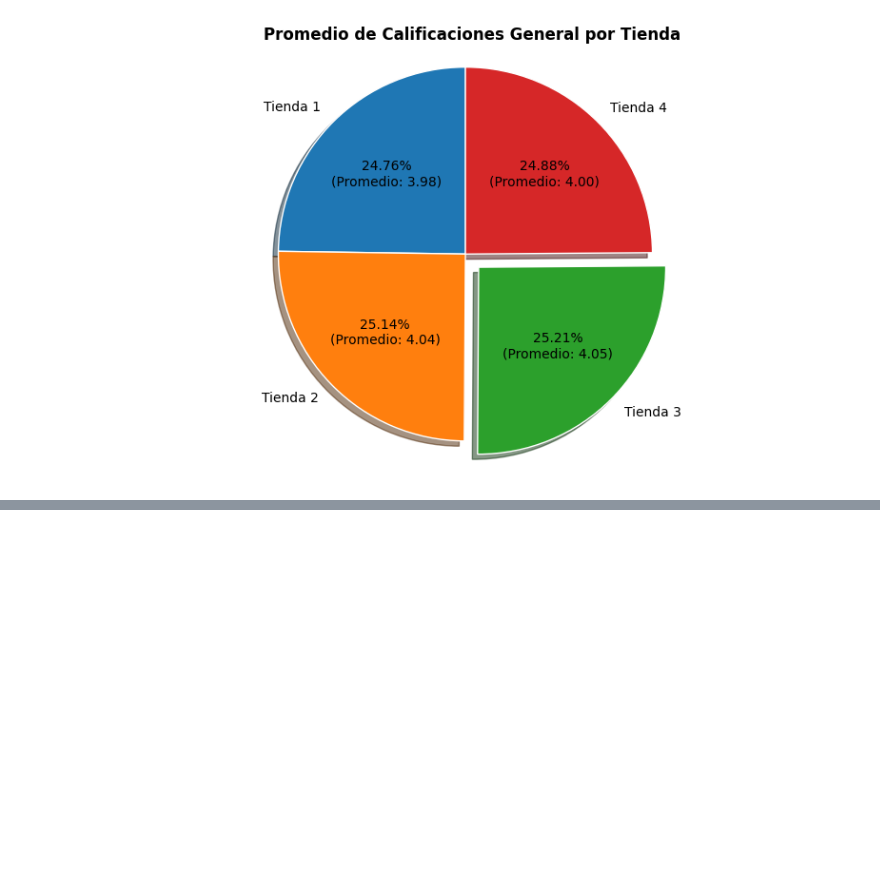
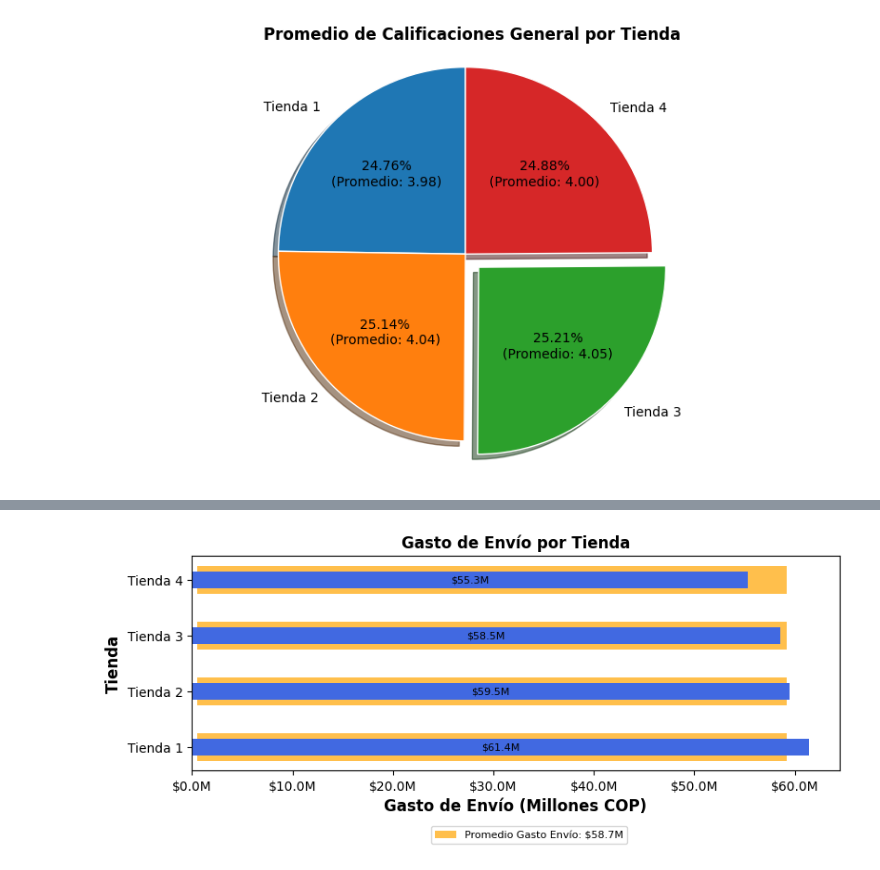
Before and after one commit to RafaelRomeroTechDev/Challeger_Amigo_Secreto, a Jupyter notebook: Challenge_Alura_Store_Rafael_Romero.ipynb, the cells around one changed output, grey strips where cells are left out. Saved outputs shown, nothing was run; the diff lists cells and outputs as text; code cells hidden in the pictures; blank space fills up the shorter version.

```diff
--- a/Challenge_Alura_Store_Rafael_Romero.ipynb
+++ b/Challenge_Alura_Store_Rafael_Romero.ipynb
@@ -560,0 +721,47 @@ crear_grafico_promedio_calificaciones_general_torta(
+# %%
+# Calcula el gasto de envío promedio
+gasto_envio_promedio = sum(gastos_envio.values()) / len(gastos_envio)
+nombre_tiendas = list(gastos_envio.keys())
+sumas_gastos_envio = list(gastos_envio.values())
+
+# Función para formatear los valores del eje x a millones
+def formatoMillones(x, pos):
+    """
+    Formatea un número para mostrarlo en millones.
+    Args:
+        x (float): El número a formatear.
+        pos (int): Posición (no se utiliza en este caso, requerido por FuncFormatter).
+    Returns:
+        str: El número formateado como una cadena (ej., '10M' para 10,000,000).
+    """
+    return f'{x / 1e6:.0f}M'
+
+# Crea una nueva figura y un conjunto de subgráficos.
+plt.figure(figsize=(9, 3))
+
+# Dibuja barras horizontales para el gasto de envío promedio de las tiendas.
+plt.barh(nombre_tiendas, [gasto_envio_promedio] * len(nombre_tiendas), height=0.5, color='orange', alpha=0.7, left=0.5e6, label=f'Promedio Gasto Envío: ${gasto_envio_promedio / 1e6:.1f}M')
+
+# Dibuja barras horizontales para la suma de los gastos de envío por tienda.
+barras = plt.barh(nombre_tiendas, sumas_gastos_envio, height=0.3, color='royalblue')
+
+# Establece el título del gráfico.
+plt.title('Gasto de Envío por Tienda', fontsize=12, fontweight='bold')
+# Establece la etiqueta del eje y.
+plt.ylabel('Tienda', fontsize=12, fontweight='bold')
+# Establece la etiqueta del eje x.
+plt.xlabel('Gasto de Envío (Millones COP)', fontsize=12, fontweight='bold')
+# Formatea el eje x para mostrar los valores en millones.
+plt.gca().xaxis.set_major_formatter(FuncFormatter(formato_millones))
+
+# Agrega etiquetas de texto a las barras.
+for bar in barras:
+    width = bar.get_width()
+    plt.text(width / 2, bar.get_y() + bar.get_height() / 2, f'${width / 1e6:.1f}M', va='center', ha='center', fontsize=8)
+
+# Agrega una leyenda al gráfico.
+plt.legend(fontsize=8, loc='center right', bbox_to_anchor=(0.68, -0.3))
+# Muestra el gráfico.
+plt.show()
+# %% [output]
+[figure, added]
```
Also changed, not shown: parts of 7 cells of this notebook.
